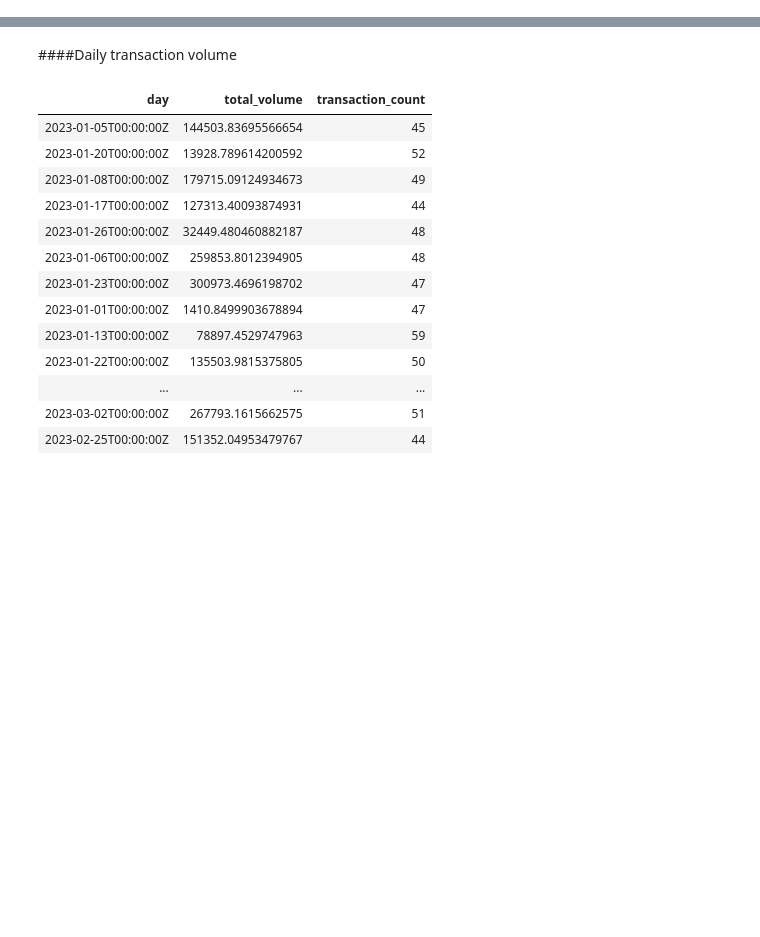
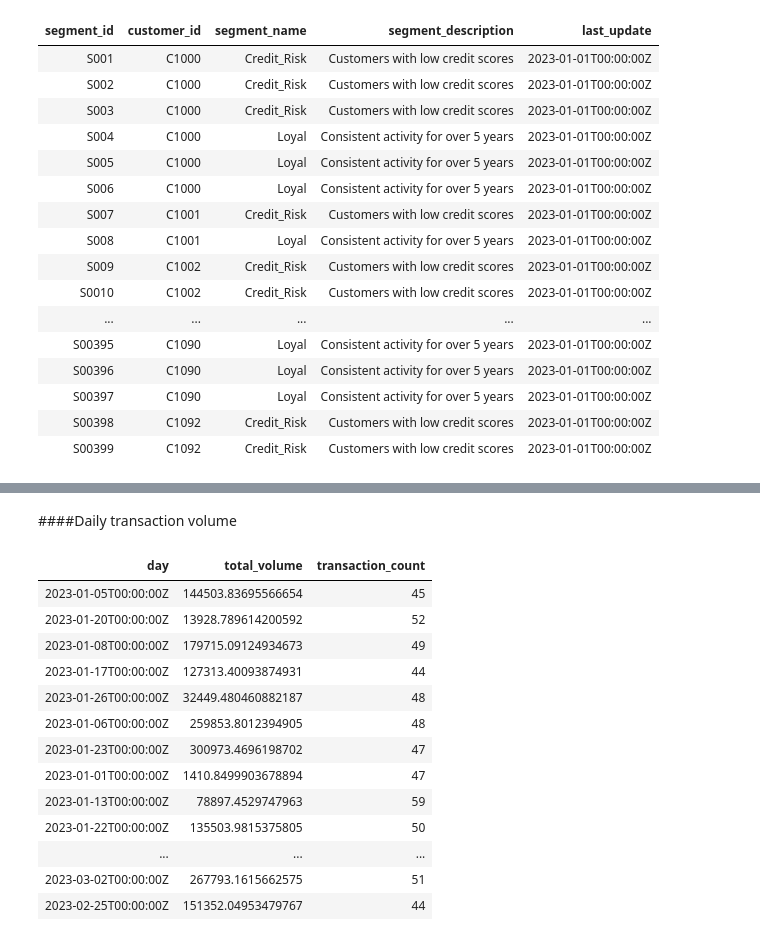
Before and after one commit to PratikshaJavaDev/capstoneprojectbypratiksha, a Jupyter notebook: Gold_layer.ipynb, the cells around one changed output, grey strips where cells are left out. Drawn from its saved outputs; the diff is of its cells as text; code cells hidden in the pictures; blank space fills up the shorter version.

```diff
--- a/Gold_layer.ipynb
+++ b/Gold_layer.ipynb
@@ -28,0 +80,96 @@ segment_distribution.show()
+# %%
+from pyspark.sql import functions as F
+from pyspark.sql import Window
+from datetime import datetime, timedelta
+import pandas as pd
+
+# Current date
+current_date = pd.Timestamp("2023-01-01")
+
+# High_Value: Customers with total transaction amount above the threshold
+high_value_threshold = 100000
+high_value_customers = merged_df.groupBy("customer_id").agg(F.sum("amount").alias("total_amount"))
+high_value_customers = high_value_customers.filter(F.col("total_amount") > high_value_threshold).select(
+    "customer_id"
+).withColumn("segment_name", F.lit("High_Value")).withColumn(
+    "segment_description", F.lit("Customers with high transaction volume")
+).withColumn(
+    "last_update", F.lit(current_date)
+)
+
+# New_User: Customers who joined in the last 30 days
+new_user_customers = merged_df.filter(
+    F.col("join_date") > F.lit(current_date - timedelta(days=30))
+).select("customer_id").withColumn(
+    "segment_name", F.lit("New_User")
+).withColumn(
+    "segment_description", F.lit("Customers who joined in last 30 days")
+).withColumn(
+    "last_update", F.lit(current_date)
+)
+
+# Inactive: Customers with no transactions in last 90 days
+recent_transactions = merged_df.filter(
+    F.col("timestamp") > F.lit(current_date - timedelta(days=90))
+).select("customer_id").distinct()
+inactive_customers = merged_df.join(recent_transactions, on="customer_id", how="left_anti").select(
+    "customer_id"
+).withColumn(
+    "segment_name", F.lit("Inactive")
+).withColumn(
+    "segment_description", F.lit("No transactions in last 90 days")
+).withColumn(
+    "last_update", F.lit(current_date)
+)
+
+# Credit_Risk: Customers with low credit scores (assuming credit_score < 600)
+credit_risk_customers = merged_df.filter(F.col("credit_score") < 600).select(
+    "customer_id"
+).withColumn(
+    "segment_name", F.lit("Credit_Risk")
+).withColumn(
+    "segment_description", F.lit("Customers with low credit scores")
+).withColumn(
+    "last_update", F.lit(current_date)
+)
+
+# Loyal: Customers with consistent activity for over 5 years
+loyal_customers = merged_df.filter(
+    F.col("join_date") < F.lit(current_date - timedelta(days=5*365))
+).select("customer_id").withColumn(
+    "segment_name", F.lit("Loyal")
+).withColumn(
+    "segment_description", F.lit("Consistent activity for over 5 years")
+).withColumn(
+    "last_update", F.lit(current_date)
+)
+
+# Combine all segments
+customer_segmentation_df = high_value_customers.union(new_user_customers).union(inactive_customers).union(credit_risk_customers).union(loyal_customers)
+
+# Add segment_id
+window_spec = Window.orderBy("customer_id")
+customer_segmentation_df = customer_segmentation_df.withColumn("segment_id", F.concat(F.lit("S00"), F.row_number().over(window_spec).cast("string")))
+
+# Select and display the result
+customer_segmentation_df = customer_segmentation_df.select("segment_id", "customer_id", "segment_name", "segment_description", "last_update")
+
+customer_segmentation_df.display()
+# %% [output]
+| segment_id | customer_id | segment_name | segment_description | last_update |
+| S001 | C1000 | Credit_Risk | Customers with low credit scores | 2023-01-01T00:00:00Z |
+| S002 | C1000 | Credit_Risk | Customers with low credit scores | 2023-01-01T00:00:00Z |
+| S003 | C1000 | Credit_Risk | Customers with low credit scores | 2023-01-01T00:00:00Z |
+| S004 | C1000 | Loyal | Consistent activity for over 5 years | 2023-01-01T00:00:00Z |
+| S005 | C1000 | Loyal | Consistent activity for over 5 years | 2023-01-01T00:00:00Z |
+| S006 | C1000 | Loyal | Consistent activity for over 5 years | 2023-01-01T00:00:00Z |
+| S007 | C1001 | Credit_Risk | Customers with low credit scores | 2023-01-01T00:00:00Z |
+| S008 | C1001 | Loyal | Consistent activity for over 5 years | 2023-01-01T00:00:00Z |
+| S009 | C1002 | Credit_Risk | Customers with low credit scores | 2023-01-01T00:00:00Z |
+| S0010 | C1002 | Credit_Risk | Customers with low credit scores | 2023-01-01T00:00:00Z |
+| ... | ... | ... | ... | ... |
+| S00395 | C1090 | Loyal | Consistent activity for over 5 years | 2023-01-01T00:00:00Z |
+| S00396 | C1090 | Loyal | Consistent activity for over 5 years | 2023-01-01T00:00:00Z |
+| S00397 | C1090 | Loyal | Consistent activity for over 5 years | 2023-01-01T00:00:00Z |
+| S00398 | C1092 | Credit_Risk | Customers with low credit scores | 2023-01-01T00:00:00Z |
+| S00399 | C1092 | Credit_Risk | Customers with low credit scores | 2023-01-01T00:00:00Z |
```
Also changed, not shown: parts of 24 cells of this notebook, 5 other files.
